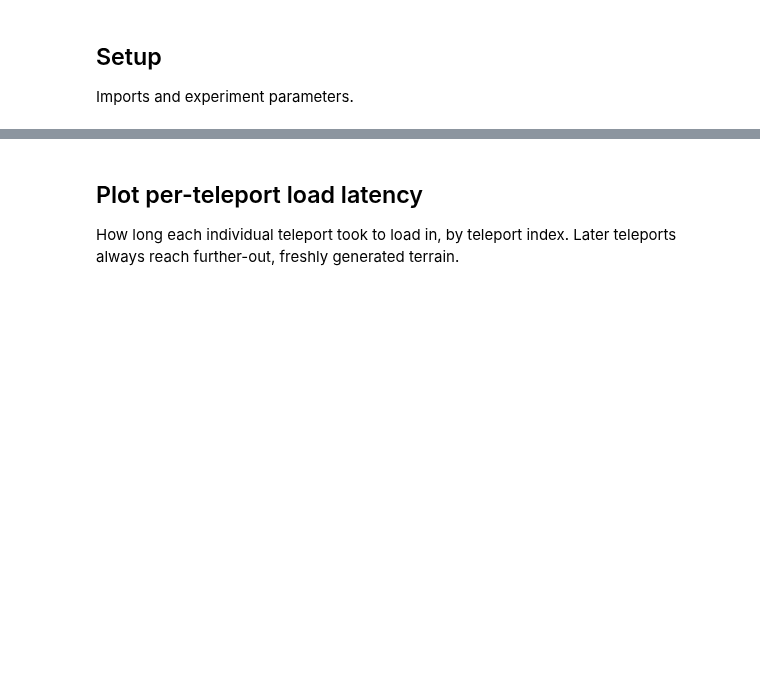
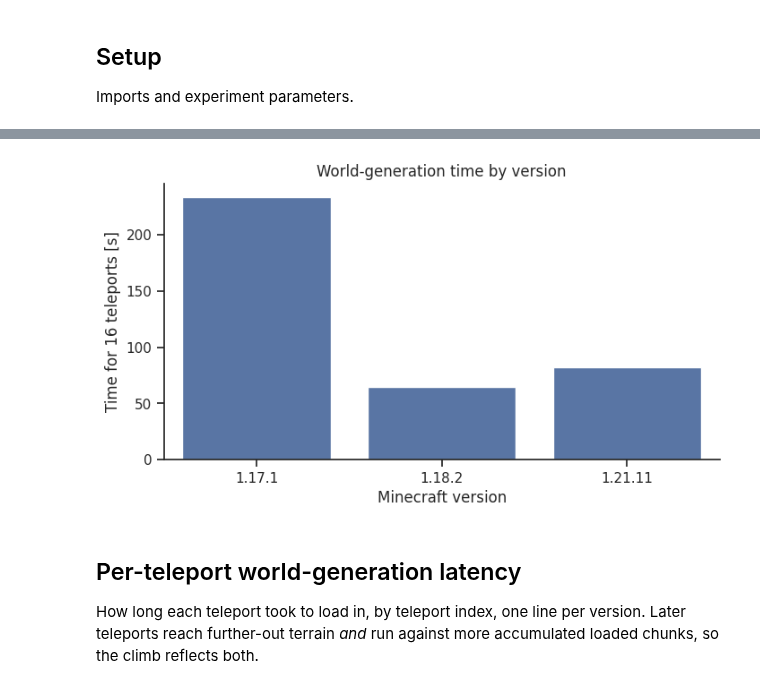
Before and after one commit to atlarge-research/yardstick, a Jupyter notebook: experiments/world_generation_time.ipynb, the cells around one changed output, grey strips where cells are left out. Saved outputs shown, nothing was run; the diff lists cells and outputs as text; code cells hidden in the pictures; blank space fills up the shorter version.

```diff
--- a/experiments/world_generation_time.ipynb
+++ b/experiments/world_generation_time.ipynb
@@ -164,22 +323,26 @@ run size (1 vs 8 players).
 # %%
 import seaborn as sns
 
 sns.set_theme(style="ticks", context="notebook", font="DejaVu Sans")
 
-summary_plot = summary.copy()
-summary_plot["total_s"] = summary_plot["_value"] / 1000.0
+s = combine("summary")
+assert not s.empty, "no summary data -- run at least one version cell first"
+s["total_s"] = s["_value"] / 1000.0
 
-fig, ax = plt.subplots(figsize=(7, 4))
-sns.stripplot(data=summary_plot, x="bots", y="total_s", ax=ax, size=8, jitter=0.15)
-ax.set_xlabel("Players in run")
+fig, ax = plt.subplots(figsize=(8, 4))
+sns.barplot(data=s, x="version", y="total_s", ax=ax)
+ax.set_xlabel("Minecraft version")
 ax.set_ylabel(f"Time for {TELEPORTS} teleports [s]")
-ax.set_title("World-generation time per player")
+ax.set_title("World-generation time by version")
 ax.set_ylim(bottom=0)
 sns.despine()
 plt.show()
+# %% [output]
+[figure, added]
 # %% [markdown]
-## Plot per-teleport load latency
+## Per-teleport world-generation latency
 
-How long each individual teleport took to load in, by teleport index. Later
-teleports always reach further-out, freshly generated terrain.
+How long each teleport took to load in, by teleport index, one line per version.
+Later teleports reach further-out terrain *and* run against more accumulated
+loaded chunks, so the climb reflects both.
 # %%
```
Also changed, not shown: parts of 26 cells of this notebook.
